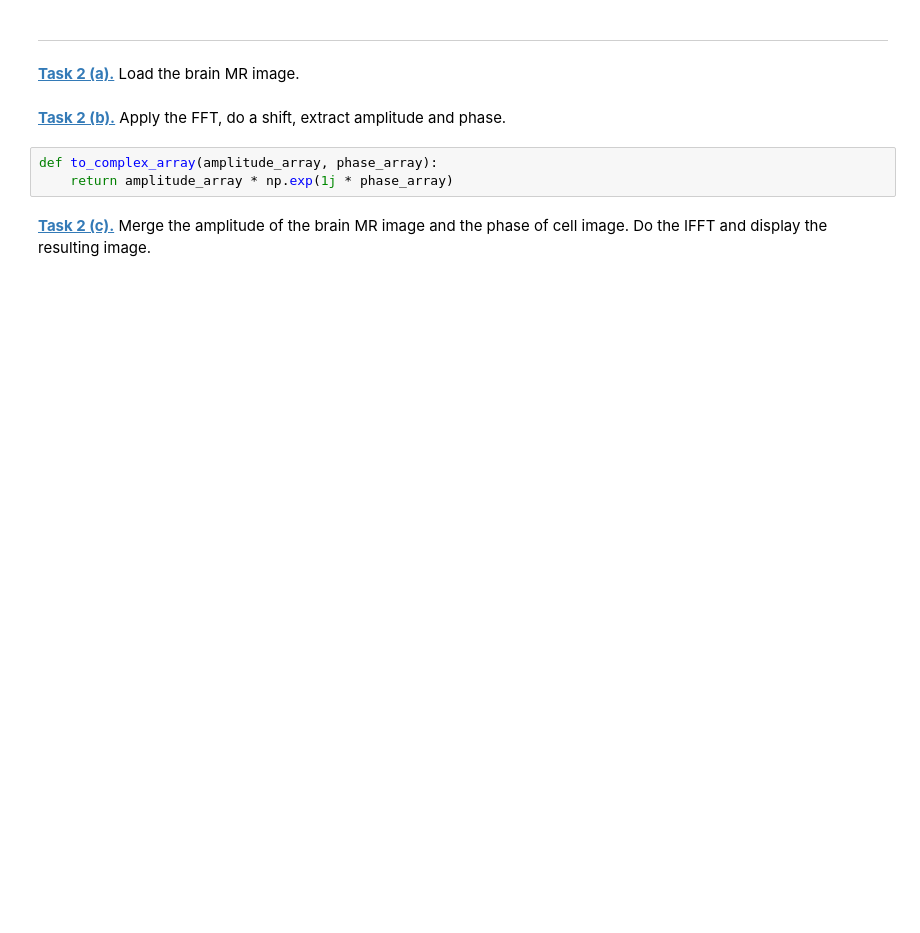
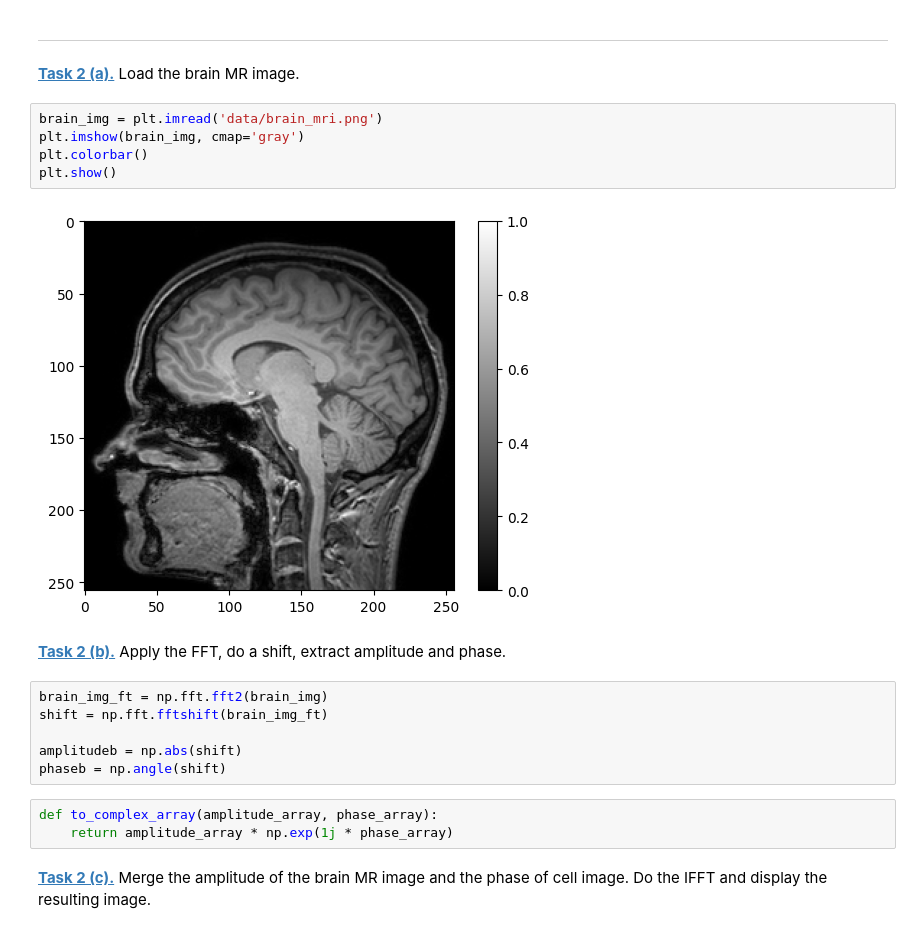
Before and after one commit to AminaSwob/mobi-fs5-python, a Jupyter notebook: fourier.ipynb, the cells around one changed output. Saved outputs shown, nothing was run; the diff lists cells and outputs as text; blank space fills up the shorter version.

```diff
--- a/fourier.ipynb
+++ b/fourier.ipynb
@@ -27,8 +67,21 @@ plt.imshow(phase, 'gray')
 ---
 # %% [markdown]
 **[Task 2 (a).]()** Load the brain MR image.
+# %%
+brain_img = plt.imread('data/brain_mri.png')
+plt.imshow(brain_img, cmap='gray')
+plt.colorbar()
+plt.show()
+# %% [output]
+[figure, added]
 # %% [markdown]
 **[Task 2 (b).]()** Apply the FFT, do a shift, extract amplitude and phase.
+# %%
+brain_img_ft = np.fft.fft2(brain_img)
+shift = np.fft.fftshift(brain_img_ft)
+
+amplitudeb = np.abs(shift)
+phaseb = np.angle(shift)
 # %%
 def to_complex_array(amplitude_array, phase_array):
     return amplitude_array * np.exp(1j * phase_array)
```
Also changed, not shown: parts of 11 cells of this notebook, 2 other files.
